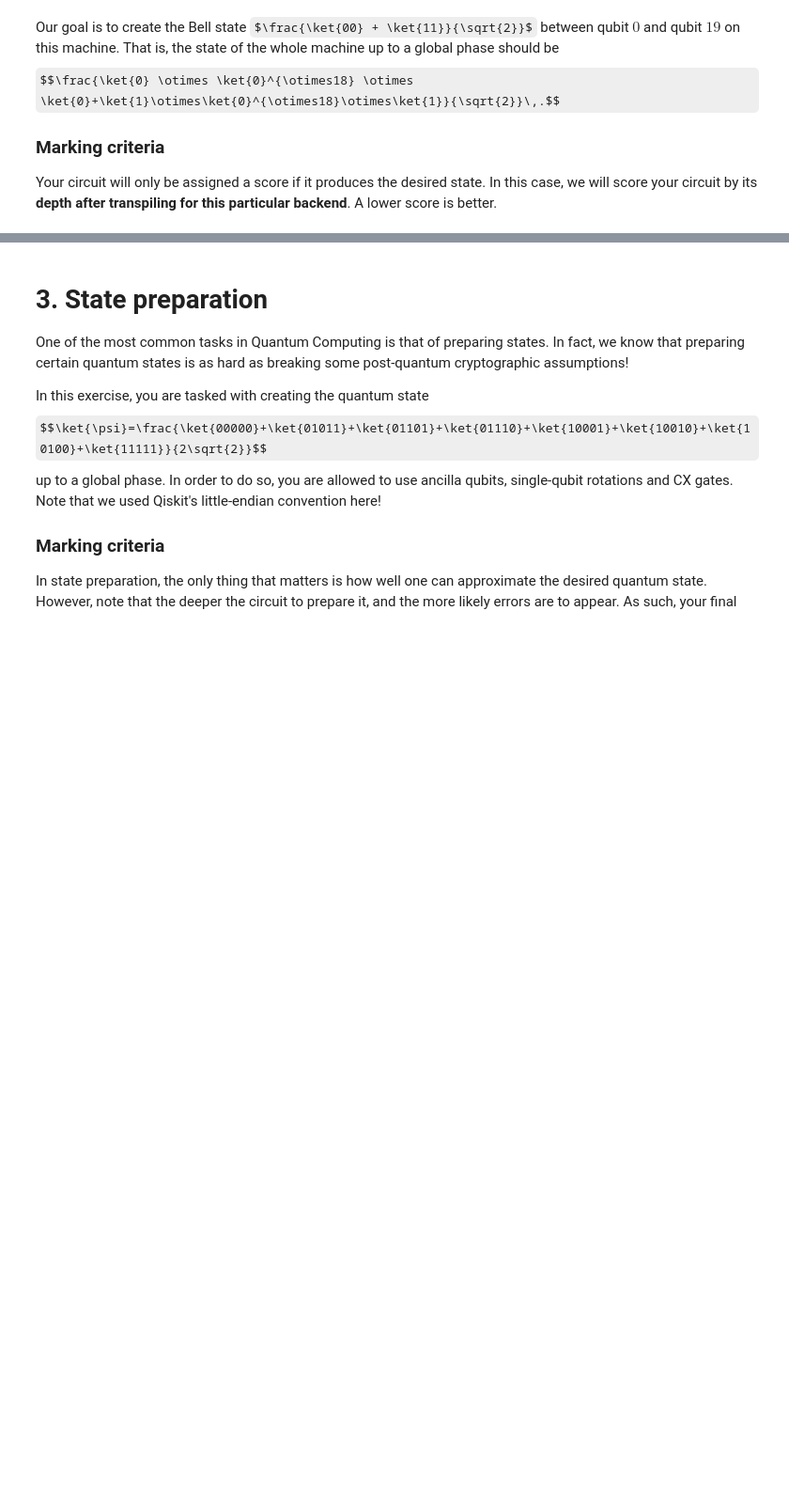
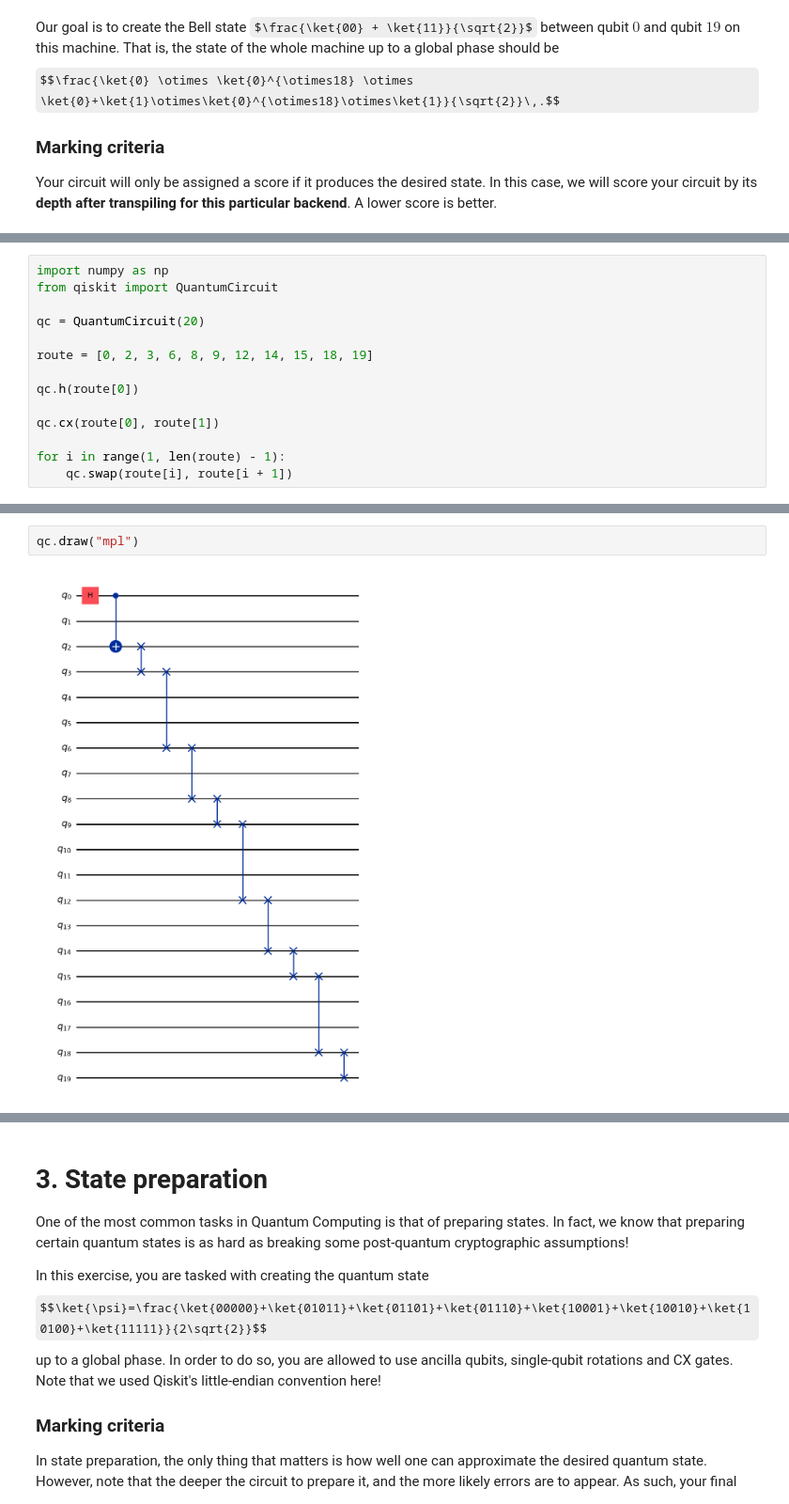
Before and after one commit to jzywiecki/quantum-computing-hackathon, a Jupyter notebook: Questions2026.ipynb, the cells around one changed output, grey strips where cells are left out. Shown at 94% size. Saved outputs shown, nothing was run; the diff lists cells and outputs as text; some formulas as TeX source; blank space fills up the shorter version.

```diff
--- a/Questions2026.ipynb
+++ b/Questions2026.ipynb
@@ -212 +249,15 @@ Your circuit will only be assigned a score if it produces the desired state. In
+# %%
+import numpy as np
+from qiskit import QuantumCircuit
+
+qc = QuantumCircuit(20)
+
+route = [0, 2, 3, 6, 8, 9, 12, 14, 15, 18, 19]
+
+qc.h(route[0])
+
+qc.cx(route[0], route[1])
+
+for i in range(1, len(route) - 1):
+    qc.swap(route[i], route[i + 1])
 # %%
@@ -219,3 +349,7 @@ qc = QuantumCircuit(20)
+# %%
+qc.draw("mpl")
+# %% [output]
+[figure, added]
 # %%
 # SCORING CELL
 
```
Also changed, not shown: parts of 7 cells of this notebook.
